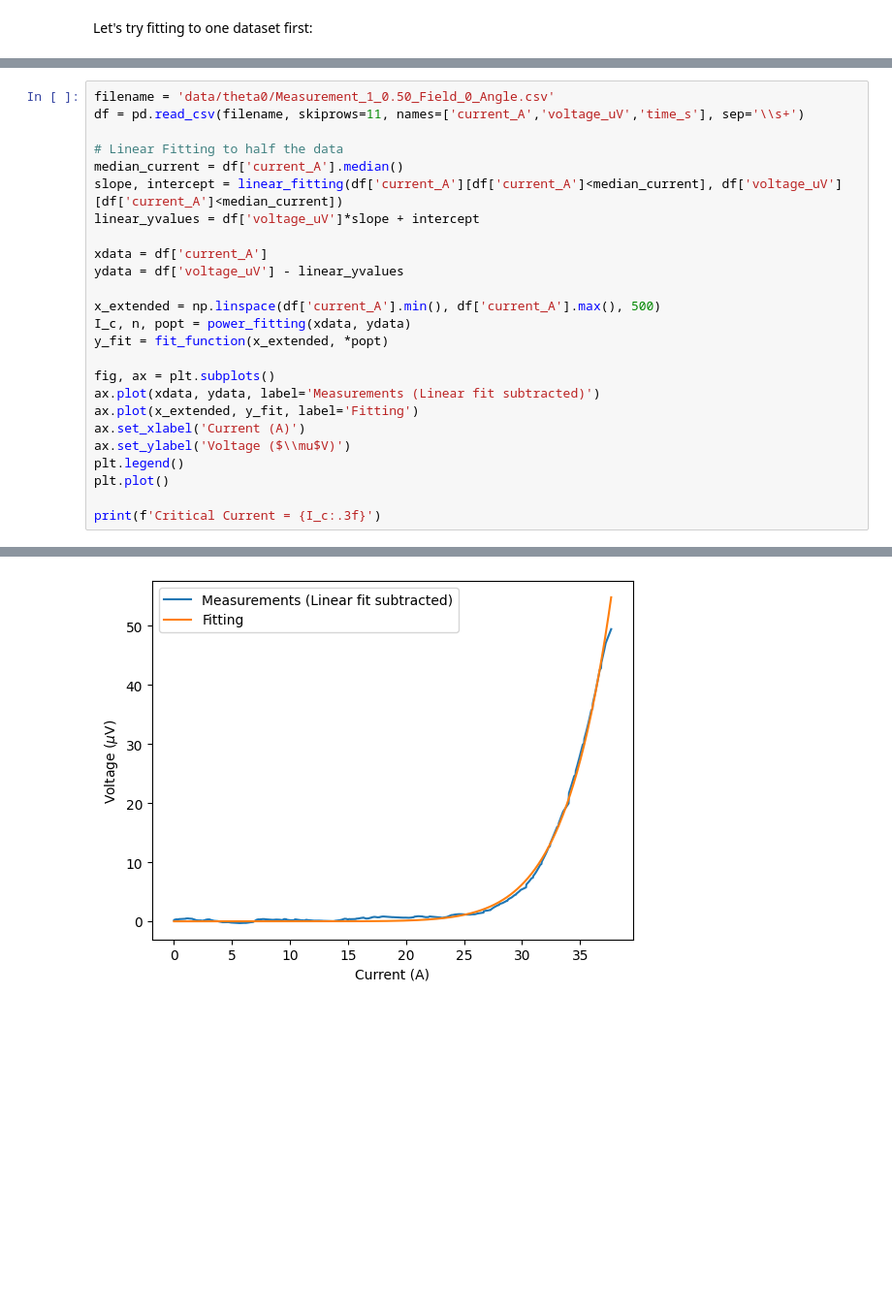
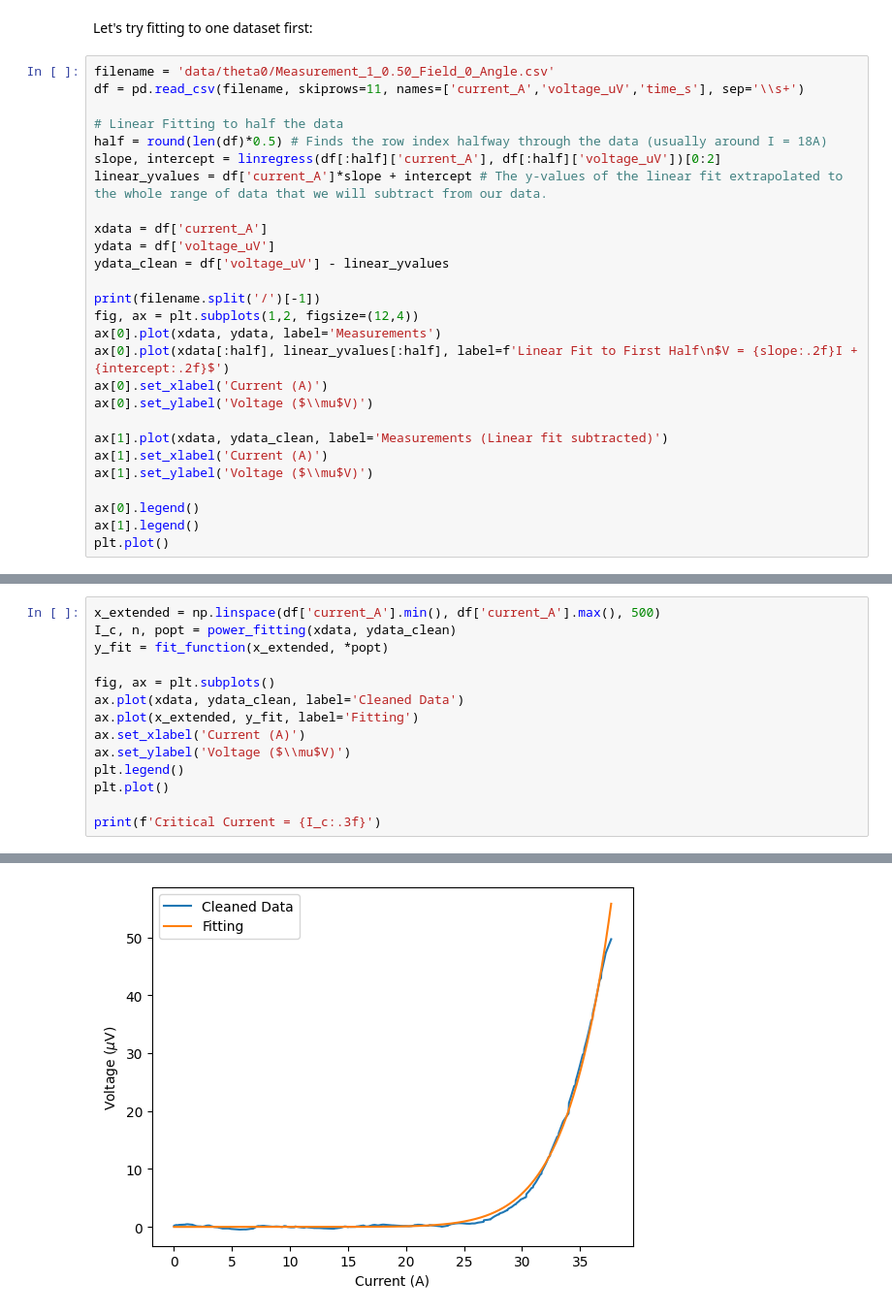
Before and after one commit to rcs19/jrn542_icy_durham, a Jupyter notebook: src/workbook.ipynb, the cells around one changed output, grey strips where cells are left out. Shown at 97% size. Saved outputs shown, nothing was run; the diff lists cells and outputs as text; blank space fills up the shorter version.

```diff
--- a/src/workbook.ipynb
+++ b/src/workbook.ipynb
@@ -208,3 +205,30 @@ def power_fitting(xdata, ydata):
     return I_c, n, popt
 # %% [markdown]
 Let's try fitting to one dataset first:
+# %%
+filename = 'data/theta0/Measurement_1_0.50_Field_0_Angle.csv'
+df = pd.read_csv(filename, skiprows=11, names=['current_A','voltage_uV','time_s'], sep='\\s+')
+
+# Linear Fitting to half the data
+half = round(len(df)*0.5) # Finds the row index halfway through the data (usually around I = 18A)
+slope, intercept = linregress(df[:half]['current_A'], df[:half]['voltage_uV'])[0:2]
+linear_yvalues = df['current_A']*slope + intercept # The y-values of the linear fit extrapolated to the whole range of data that we will subtract from our data.
+
+xdata = df['current_A']
+ydata = df['voltage_uV']
+ydata_clean = df['voltage_uV'] - linear_yvalues
+
+print(filename.split('/')[-1])
+fig, ax = plt.subplots(1,2, figsize=(12,4))
+ax[0].plot(xdata, ydata, label='Measurements')
+ax[0].plot(xdata[:half], linear_yvalues[:half], label=f'Linear Fit to First Half\n$V = {slope:.2f}I + {intercept:.2f}$')
+ax[0].set_xlabel('Current (A)')
+ax[0].set_ylabel('Voltage ($\\mu$V)')
+
+ax[1].plot(xdata, ydata_clean, label='Measurements (Linear fit subtracted)')
+ax[1].set_xlabel('Current (A)')
+ax[1].set_ylabel('Voltage ($\\mu$V)')
+
+ax[0].legend()
+ax[1].legend()
+plt.plot()
@@ -211,21 +241,10 @@ Let's try fitting to one dataset first:
 # %%
-filename = 'data/theta0/Measurement_1_0.50_Field_0_Angle.csv'
-df = pd.read_csv(filename, skiprows=11, names=['current_A','voltage_uV','time_s'], sep='\\s+')
-
-# Linear Fitting to half the data
-median_current = df['current_A'].median()
-slope, intercept = linear_fitting(df['current_A'][df['current_A']<median_current], df['voltage_uV'][df['current_A']<median_current])
-linear_yvalues = df['voltage_uV']*slope + intercept
-
-xdata = df['current_A']
-ydata = df['voltage_uV'] - linear_yvalues
-
 x_extended = np.linspace(df['current_A'].min(), df['current_A'].max(), 500)
-I_c, n, popt = power_fitting(xdata, ydata)
+I_c, n, popt = power_fitting(xdata, ydata_clean)
 y_fit = fit_function(x_extended, *popt)
 
 fig, ax = plt.subplots()
-ax.plot(xdata, ydata, label='Measurements (Linear fit subtracted)')
+ax.plot(xdata, ydata_clean, label='Cleaned Data')
 ax.plot(x_extended, y_fit, label='Fitting')
 ax.set_xlabel('Current (A)')
 ax.set_ylabel('Voltage ($\\mu$V)')
@@ -240 +259 @@ Critical Current = 31.519
-[figure, old version]
+[figure, new version]
```
Also changed, not shown: parts of 12 cells of this notebook, 1 other file.
